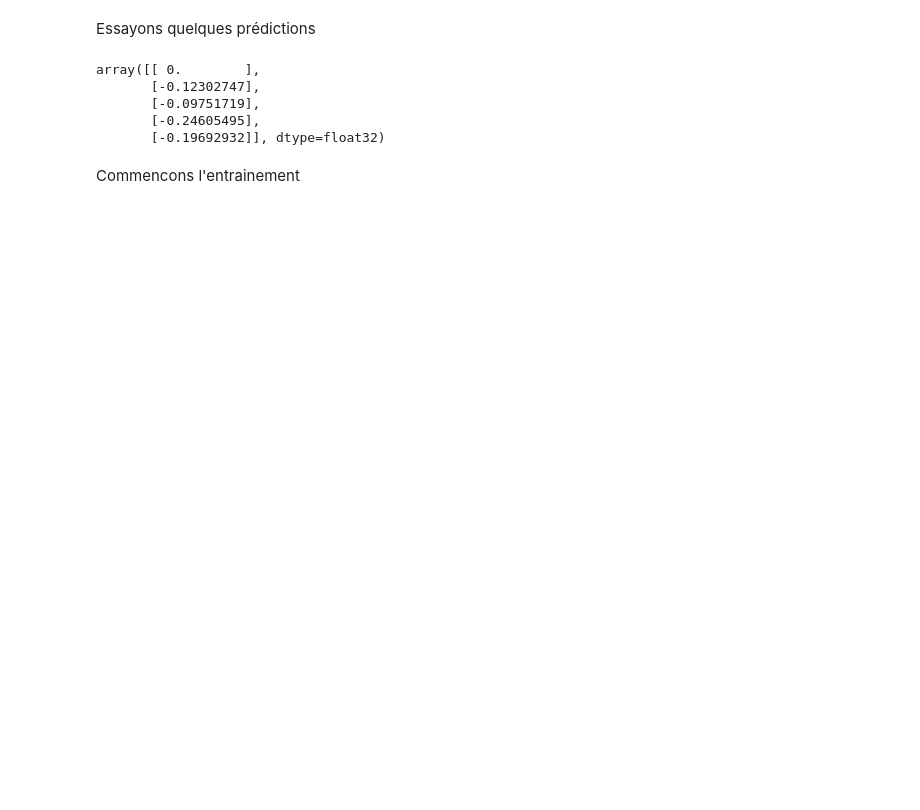
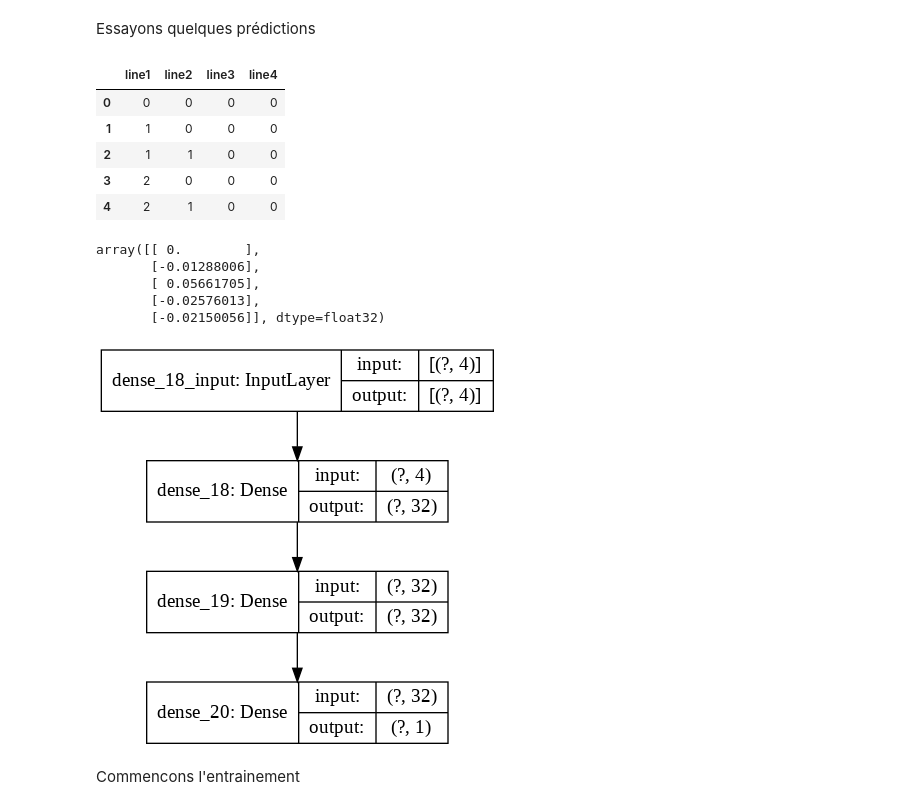
Before and after one commit to elbixos/M2_Connectionnisme, a Jupyter notebook: DeepMim/Cours/DeepMim.ipynb, the cells around one changed output. Cells and saved outputs as stored; diff of their text form; code cells hidden in the pictures; blank space fills up the shorter version.

```diff
--- a/DeepMim/Cours/DeepMim.ipynb
+++ b/DeepMim/Cours/DeepMim.ipynb
@@ -99,14 +103,27 @@ _________________________________________________________________
 Essayons quelques prédictions
 # %%
 example_batch = dataset[:5]
-example_result = model.predict(example_batch)
-example_result
+example_batch
 # %% [output]
-array([[ 0.        ],
-       [-0.12302747],
-       [-0.09751719],
-       [-0.24605495],
-       [-0.19692932]], dtype=float32)
+|  | line1 | line2 | line3 | line4 |
+| 0 | 0 | 0 | 0 | 0 |
+| 1 | 1 | 0 | 0 | 0 |
+| 2 | 1 | 1 | 0 | 0 |
+| 3 | 2 | 0 | 0 | 0 |
+| 4 | 2 | 1 | 0 | 0 |
+# %%
+example_result = model.predict(example_batch)
+example_result
+# %% [output]
+array([[ 0.        ],
+       [-0.01288006],
+       [ 0.05661705],
+       [-0.02576013],
+       [-0.02150056]], dtype=float32)
+# %%
+keras.utils.plot_model(model, 'my_first_model_with_shape_info.png', show_shapes=True)
+# %% [output]
+[figure, added]
 # %% [markdown]
 Commencons l'entrainement
 # %%
```
Also changed, not shown: parts of 10 cells of this notebook.
